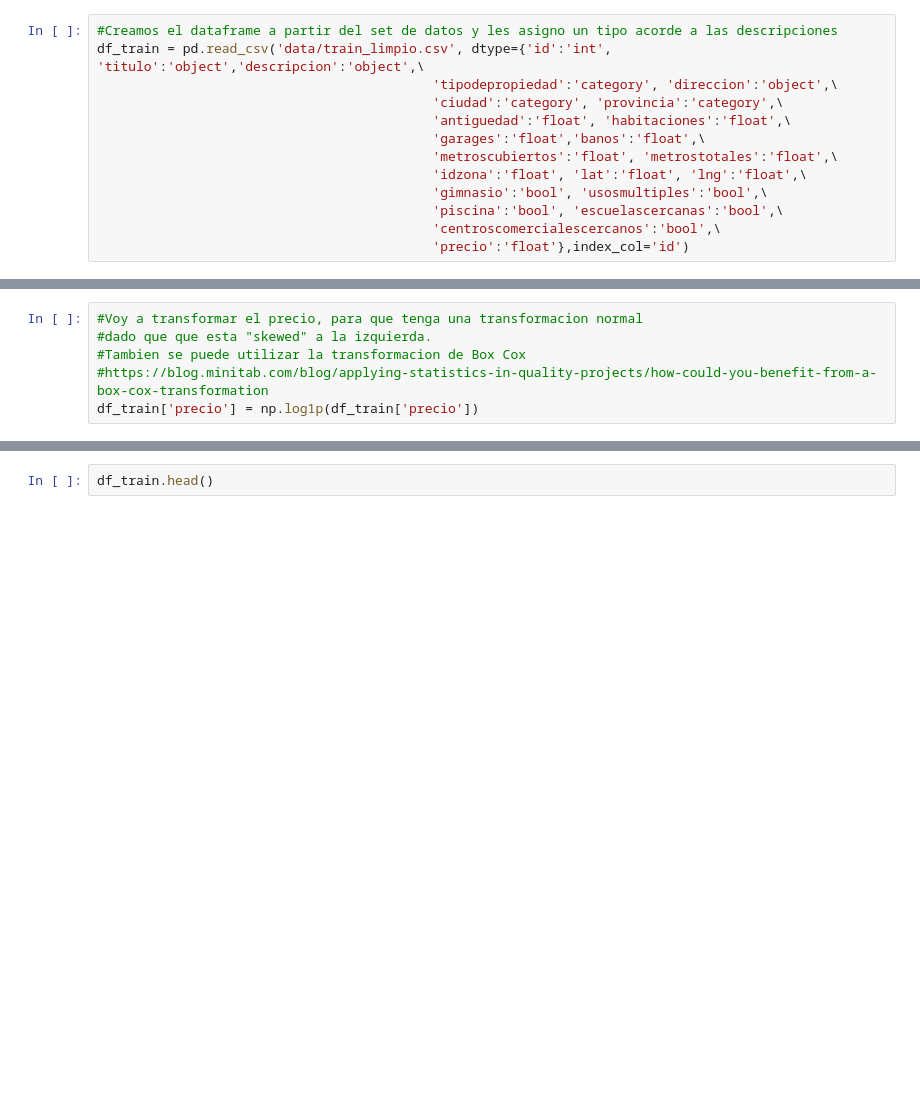
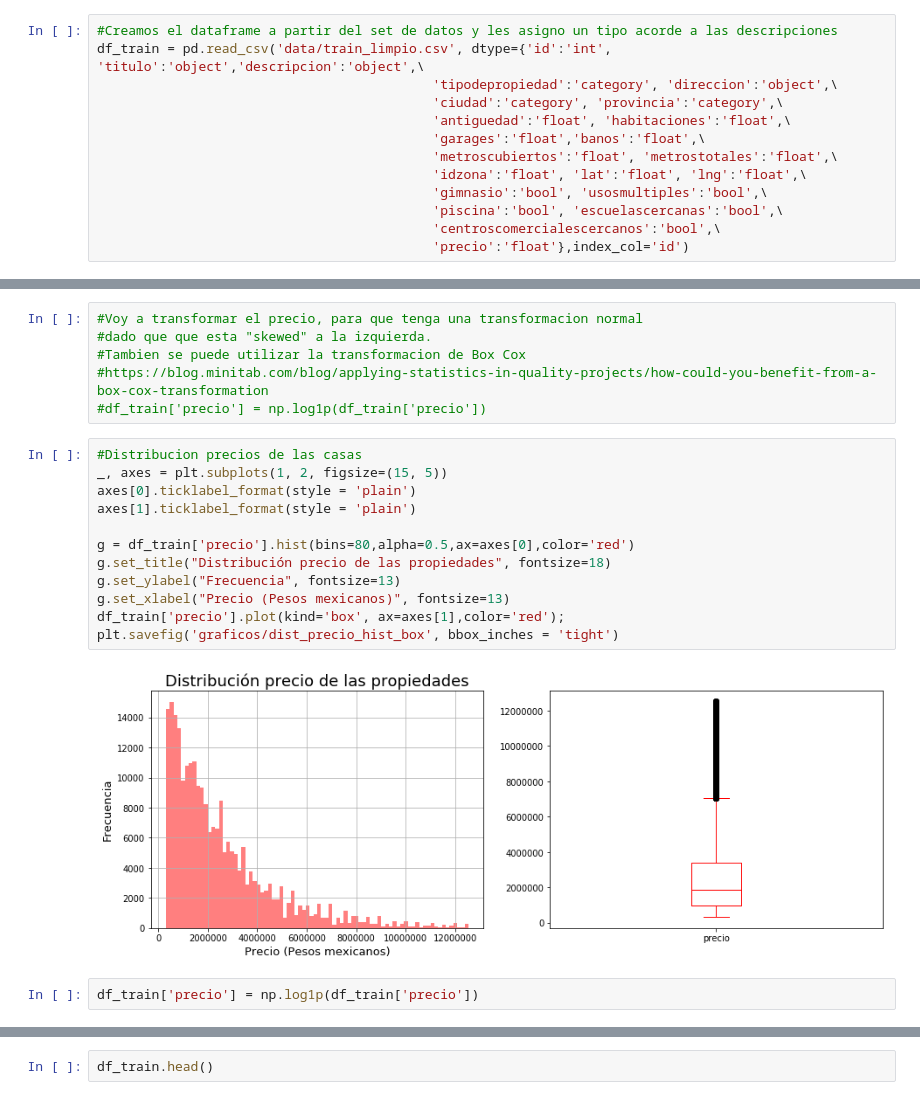
Before and after one commit to gdbien/9558-Organizacion-de-Datos, a Jupyter notebook: TP2/Franco/AnalisisDatos.ipynb, the cells around one changed output, grey strips where cells are left out. Cells and saved outputs as stored; diff of their text form; blank space fills up the shorter version.

Commit message:
Agrego un monton de notebooks que fui modificando y agregando como KNN, formas de encodear, etc

```diff
--- a/TP2/Franco/AnalisisDatos.ipynb
+++ b/TP2/Franco/AnalisisDatos.ipynb
@@ -37,4 +45,20 @@ precio
 #dado que que esta "skewed" a la izquierda.
 #Tambien se puede utilizar la transformacion de Box Cox
 #https://blog.minitab.com/blog/applying-statistics-in-quality-projects/how-could-you-benefit-from-a-box-cox-transformation
-df_train['precio'] = np.log1p(df_train['precio'])
+#df_train['precio'] = np.log1p(df_train['precio'])
+# %%
+#Distribucion precios de las casas
+_, axes = plt.subplots(1, 2, figsize=(15, 5))
+axes[0].ticklabel_format(style = 'plain')
+axes[1].ticklabel_format(style = 'plain')
+
+g = df_train['precio'].hist(bins=80,alpha=0.5,ax=axes[0],color='red')
+g.set_title("Distribución precio de las propiedades", fontsize=18)
+g.set_ylabel("Frecuencia", fontsize=13)
+g.set_xlabel("Precio (Pesos mexicanos)", fontsize=13)
+df_train['precio'].plot(kind='box', ax=axes[1],color='red');
+plt.savefig('graficos/dist_precio_hist_box', bbox_inches = 'tight')
+# %% [output]
+[figure, added]
+# %%
+df_train['precio'] = np.log1p(df_train['precio'])
```
Also changed, not shown: parts of 4 cells of this notebook, 15 other files.
